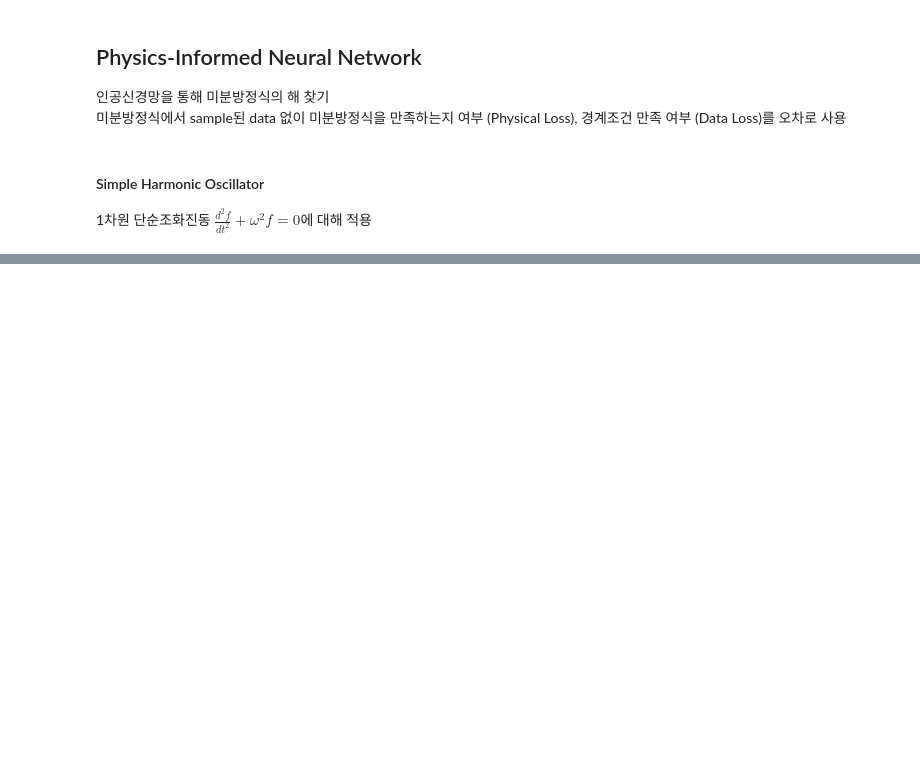
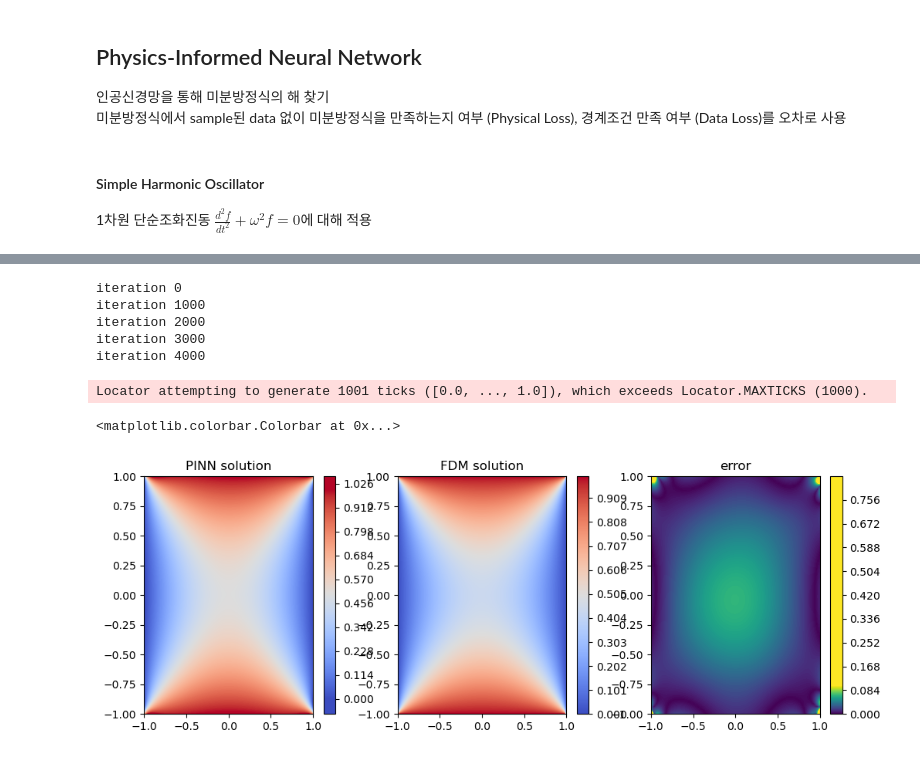
Before and after one commit to isosunghoon/study_pytorch, a Jupyter notebook: 7. PINN.ipynb, the cells around one changed output, grey strips where cells are left out. Drawn from its saved outputs; the diff is of its cells as text; code cells hidden in the pictures; blank space fills up the shorter version.

```diff
--- a/7. PINN.ipynb
+++ b/7. PINN.ipynb
@@ -70,0 +162,48 @@ plt.plot(x,torch.cos(4*x))
+# %%
+import numpy as np
+u = np.zeros((100, 100))
+
+u[:, 0] = b
+u[:, -1] = t
+u[0, :] = l
+u[-1, :] = r
+
+for iteration in range(5000):
+    u_old = u.copy()
+
+    if iteration%1000==0:
+        print(f'iteration {iteration}')
+
+    for i in range(1, 99):
+        for j in range(1, 99):
+            u[i, j] = 0.25 * (u_old[i+1, j] + u_old[i-1, j] + u_old[i, j+1] + u_old[i, j-1])
+# %% [output]
+iteration 0
+iteration 1000
+iteration 2000
+iteration 3000
+iteration 4000
+# %%
+x = np.linspace(-1, 1, 100)
+y = np.linspace(-1, 1, 100)
+X, Y = np.meshgrid(x, y)
+
+with torch.no_grad():
+    z = model(torch.tensor(np.c_[X.ravel(), Y.ravel()], dtype=torch.float)).numpy()
+
+Z = z.reshape(X.shape)
+
+fig, axes = plt.subplots(1, 3, figsize=(12,4))
+cf1 = axes[0].contourf(X, Y, Z, cmap='coolwarm', levels=1000, vmin=0, vmax=1)
+axes[0].set_title('PINN solution')
+fig.colorbar(cf1, ax=axes[0])
+cf2 = axes[1].contourf(X, Y, u.T, cmap='coolwarm', levels=1000, vmin=0, vmax=1)
+axes[1].set_title('FDM solution')
+fig.colorbar(cf2, ax=axes[1])
+cf2 = axes[2].contourf(X, Y, abs(Z-u.T), cmap='viridis', levels=1000, vmin=0, vmax=0.1)
+axes[2].set_title('error')
+fig.colorbar(cf2, ax=axes[2])
+# %% [output]
+Locator attempting to generate 1001 ticks ([0.0, ..., 1.0]), which exceeds Locator.MAXTICKS (1000).
+<matplotlib.colorbar.Colorbar at 0x...>
+[figure, added]
```
Also changed, not shown: parts of 10 cells of this notebook.
